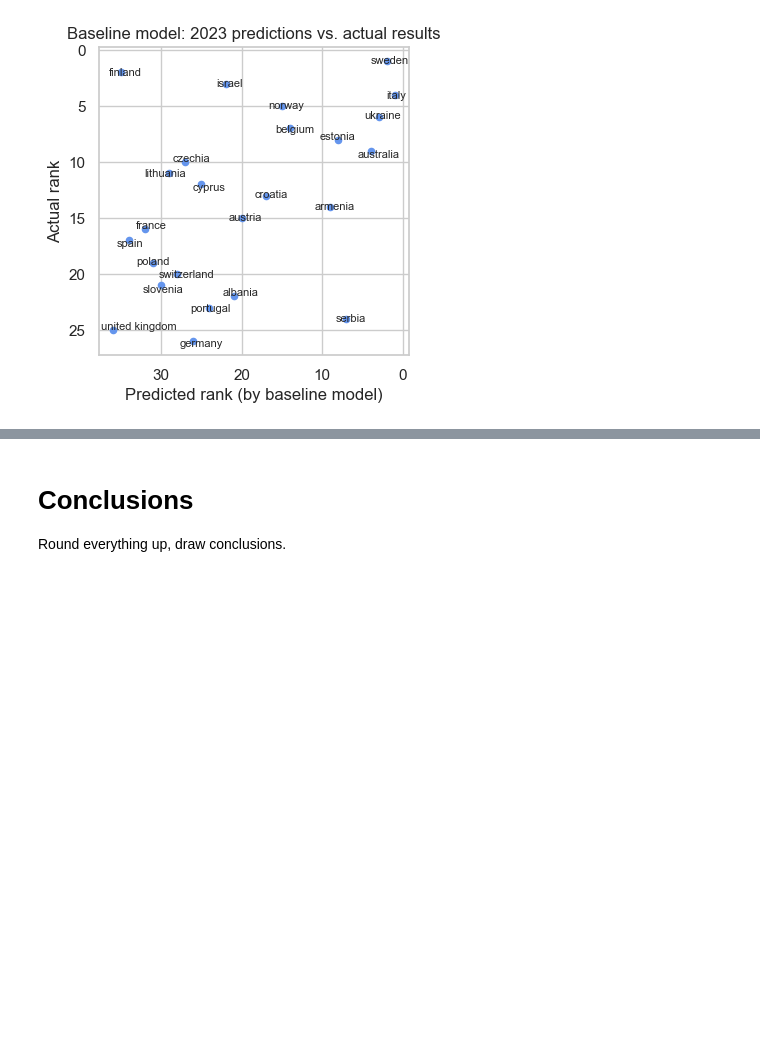
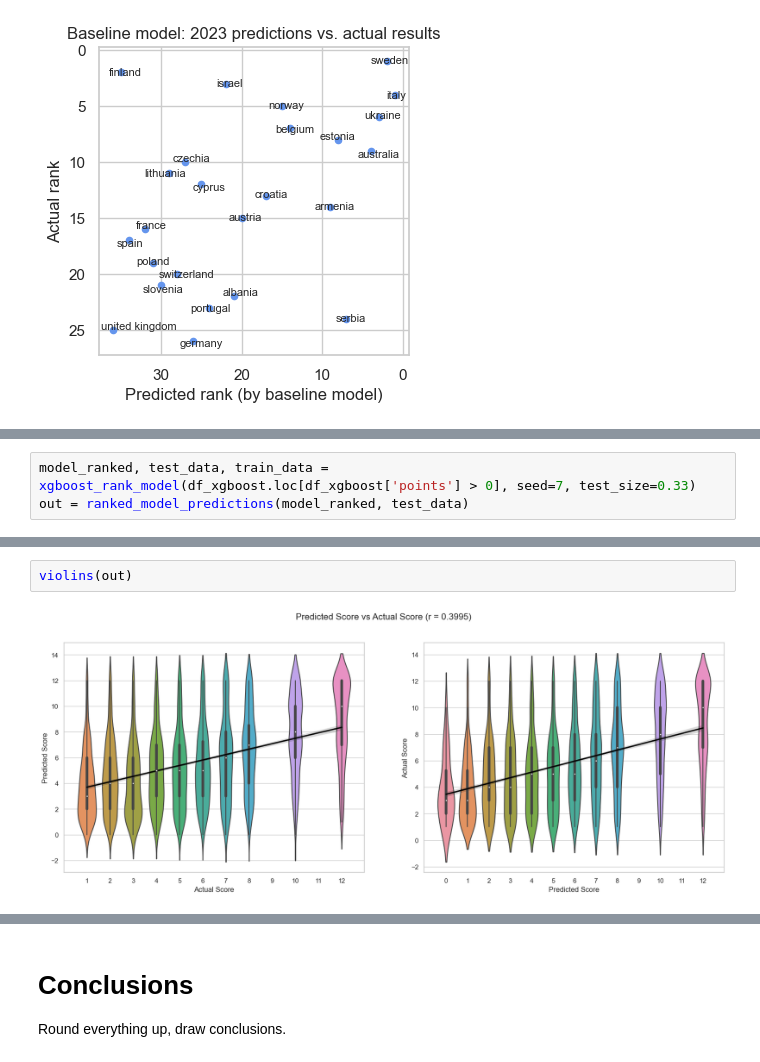
Before and after one commit to KatrionaGoldmann/TuringDataStories, a Jupyter notebook: stories/2024-01-01-Eurovision/story.ipynb, the cells around one changed output, grey strips where cells are left out. Saved outputs shown, nothing was run; the diff lists cells and outputs as text; blank space fills up the shorter version.

```diff
--- a/stories/2024-01-01-Eurovision/story.ipynb
+++ b/stories/2024-01-01-Eurovision/story.ipynb
@@ -1982,0 +2273,3 @@ Lorem ipsum dolor sit amet, consectetur adipiscing elit, sed do eiusmod tempor i
+# %%
+model_ranked, test_data, train_data = xgboost_rank_model(df_xgboost.loc[df_xgboost['points'] > 0], seed=7, test_size=0.33)
+out = ranked_model_predictions(model_ranked, test_data)
@@ -1982,0 +2369,4 @@ Lorem ipsum dolor sit amet, consectetur adipiscing elit, sed do eiusmod tempor i
+# %%
+violins(out)
+# %% [output]
+[figure, added]
```
Also changed, not shown: parts of 25 cells of this notebook.
